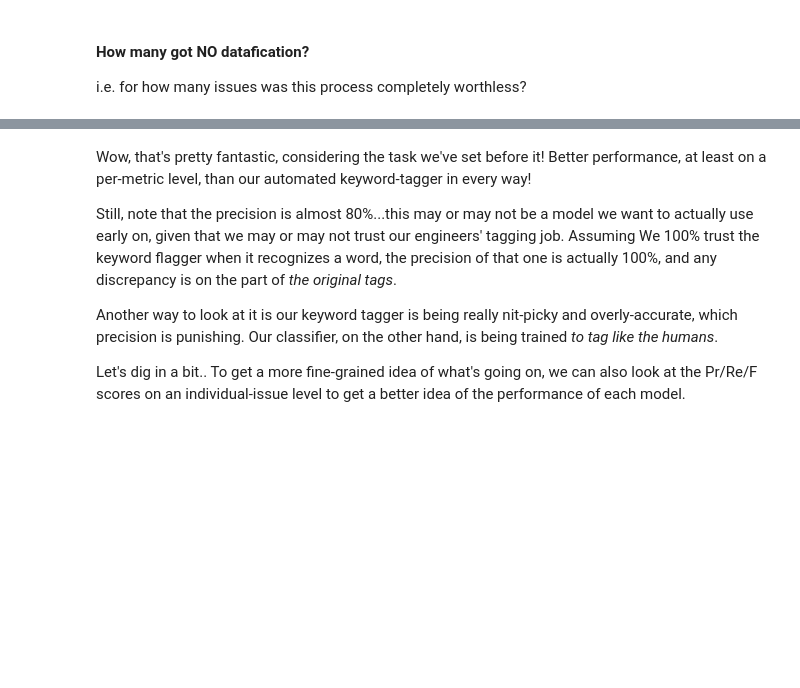
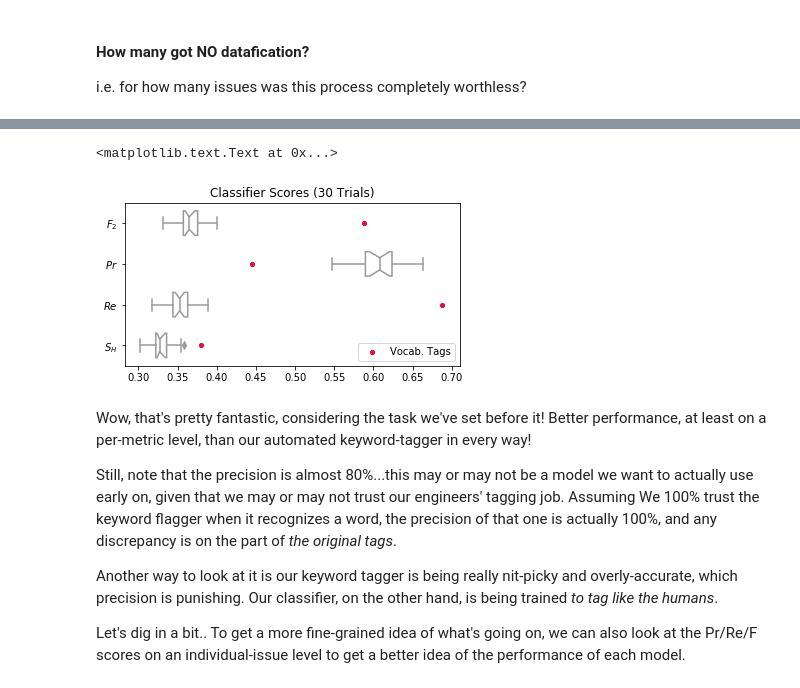
Before and after one commit to usnistgov/nestor-tmp2, a Jupyter notebook: DictTags.ipynb, the cells around one changed output, grey strips where cells are left out. Drawn from its saved outputs; the diff is of its cells as text; code cells hidden in the pictures; blank space fills up the shorter version.

```diff
--- a/DictTags.ipynb
+++ b/DictTags.ipynb
@@ -333,12 +459,15 @@ Support-vector-machines work amazingly well on text embedding classification job
 # %%
 from sklearn.multiclass import OneVsRestClassifier
 from sklearn.linear_model import SGDClassifier
+import warnings
 
 X_train = corpus.vectors[mask]
 clf = OneVsRestClassifier(SGDClassifier(#class_weight='balanced',  # compensate for class freqs
                                         penalty='elasticnet'   # L1 + L2 regularized
-                                        ), n_jobs=3  # 3-cores for the one-vs-all
+                                        ), n_jobs=-1  # cores for the one-vs-all
                          )
-clf.fit(X_train, Y_true)
+with warnings.catch_warnings():
+    warnings.simplefilter("ignore")
+    clf.fit(X_train, Y_true);
 Y_train_w2v = clf.predict(X_train)
 # %%
@@ -363,0 +619,13 @@ F1 Score:        70.12%
+# %%
+from scipy.stats import iqr
+
+df_svm = pd.DataFrame.from_dict(data={u'$Pr$': np.array([i['FPR_2'][0].mean() for i in svm_study]),
+                            u'$Re$': np.array([i['FPR_2'][1].mean() for i in svm_study]),
+                            u'$F_2$':np.array([i['FPR_2'][2].mean() for i in svm_study]),
+                            u'$S_H$':np.array([i['hamming'] for i in svm_study])}
+                     )
+# sns.distplot(df_svm[u'$S_H$'])
+def IQR(a):
+    return np.subtract(*np.percentile(a, [75, 25]))
+
+pd.DataFrame({'Median':df_svm.agg('median'), 'IQR':df_svm.agg(IQR)})
@@ -364,3 +638,13 @@ F1 Score:        70.12%
+# %%
+plt.figure(figsize=(6,3))
+sns.boxplot(data=df_svm, orient='h', width=.6, color='white', notch=True, bootstrap=10000)
+plt.scatter([.5885, .4454, .6881,.3799], [0,1,2,3], c='crimson', marker='.', s=70, label='Vocab. Tags')
+plt.legend()
+plt.title('Classifier Scores (30 Trials)')
+# plt.boxplot()
+# %% [output]
+<matplotlib.text.Text at 0x...>
+[figure, added]
 # %% [markdown]
 Wow, that's pretty fantastic, considering the task we've set before it! Better performance, at least on a per-metric level, than our automated keyword-tagger in every way!
 
```
Also changed, not shown: parts of 86 cells of this notebook, 9 other files.
